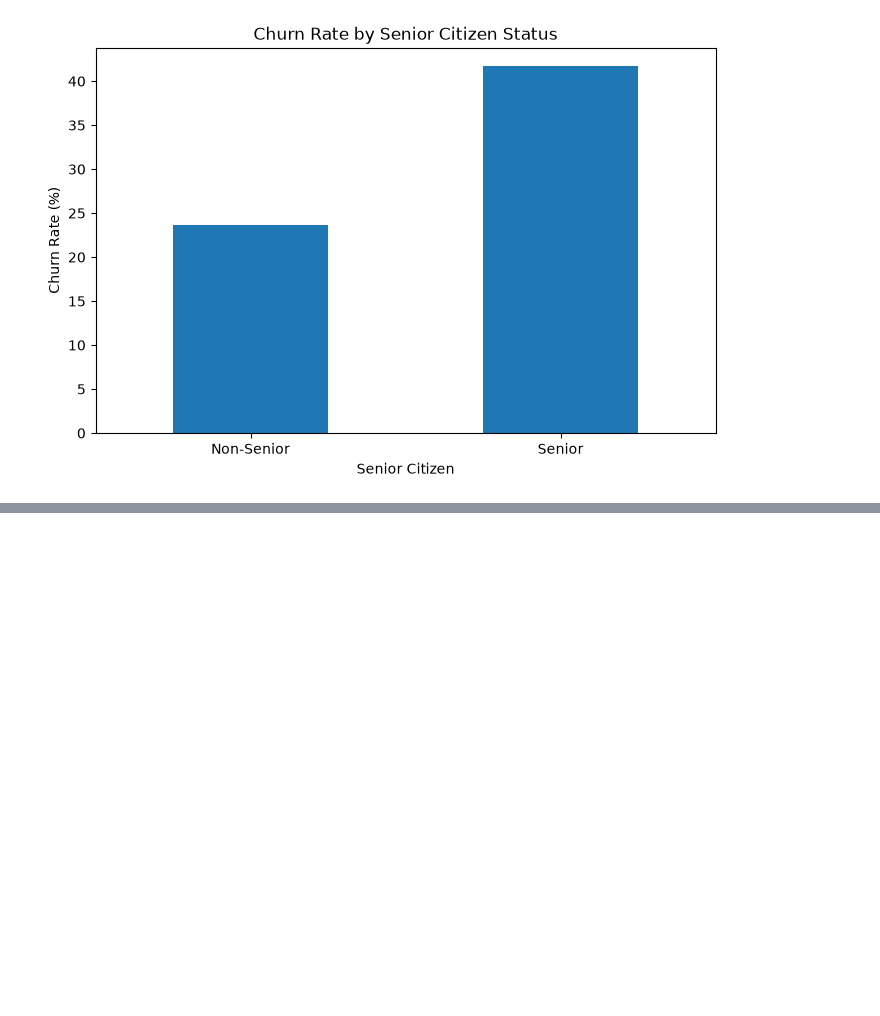
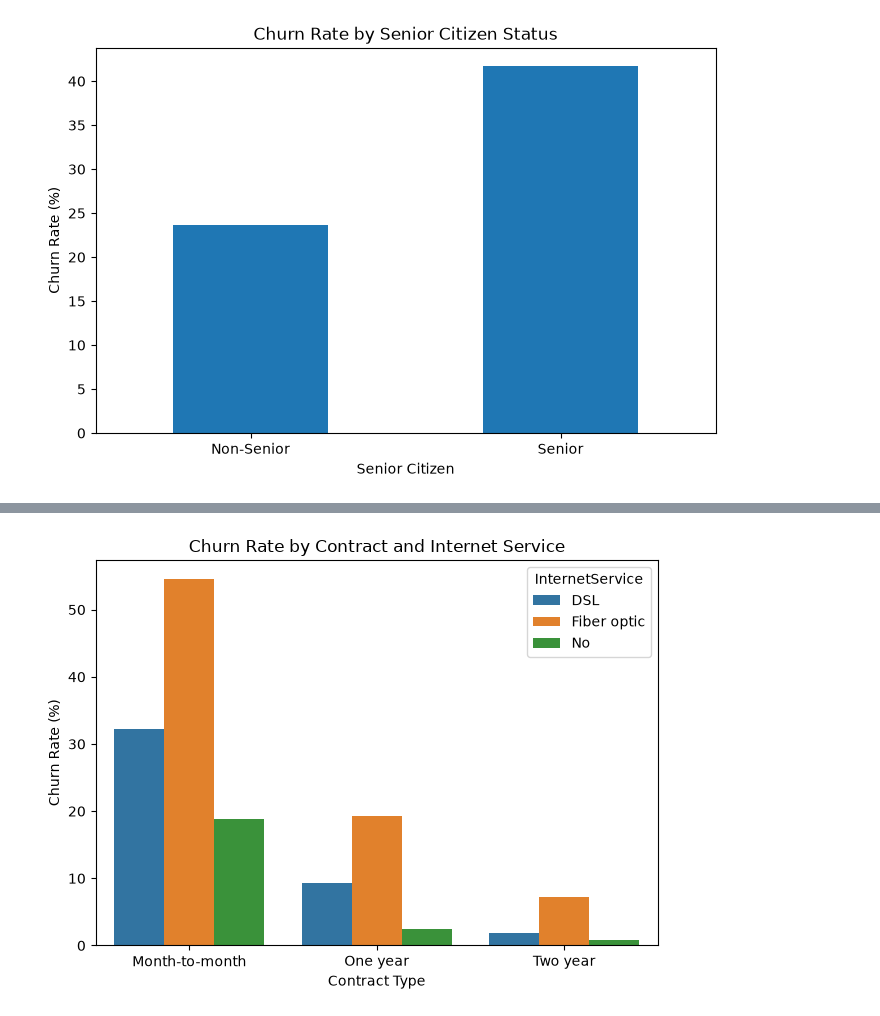
Before and after one commit to MotazHisham/telco-churn, a Jupyter notebook: notebooks/02_eda.ipynb, the cells around one changed output, grey strips where cells are left out. Drawn from its saved outputs; the diff is of its cells as text; code cells hidden in the pictures; blank space fills up the shorter version.

```diff
--- a/notebooks/02_eda.ipynb
+++ b/notebooks/02_eda.ipynb
@@ -368,0 +397,8 @@ The analysis shows a higher churn rate among senior citizens compared with non-s
+# %%
+contract_internetservice = (pd.crosstab(
+    [df["Contract"], df["InternetService"]],
+    df["Churn"],
+    normalize="index"
+) * 100).round(2)
+
+contract_internetservice
@@ -368,0 +417,22 @@ The analysis shows a higher churn rate among senior citizens compared with non-s
+# %%
+# Convert the MultiIndex Series into a DataFrame
+plot_data = contract_internetservice["Yes"].reset_index()
+
+# Rename the churn column
+plot_data = plot_data.rename(
+    columns={"Yes": "Churn Rate (%)"}
+)
+
+sns.barplot(
+    data=plot_data,
+    x="Contract",
+    y="Churn Rate (%)",
+    hue="InternetService"
+)
+plt.title("Churn Rate by Contract and Internet Service")
+plt.ylabel("Churn Rate (%)")
+plt.xlabel("Contract Type")
+plt.tight_layout()
+plt.show()
+# %% [output]
+[figure, added]
```
Also changed, not shown: parts of 14 cells of this notebook, 4 other files.
